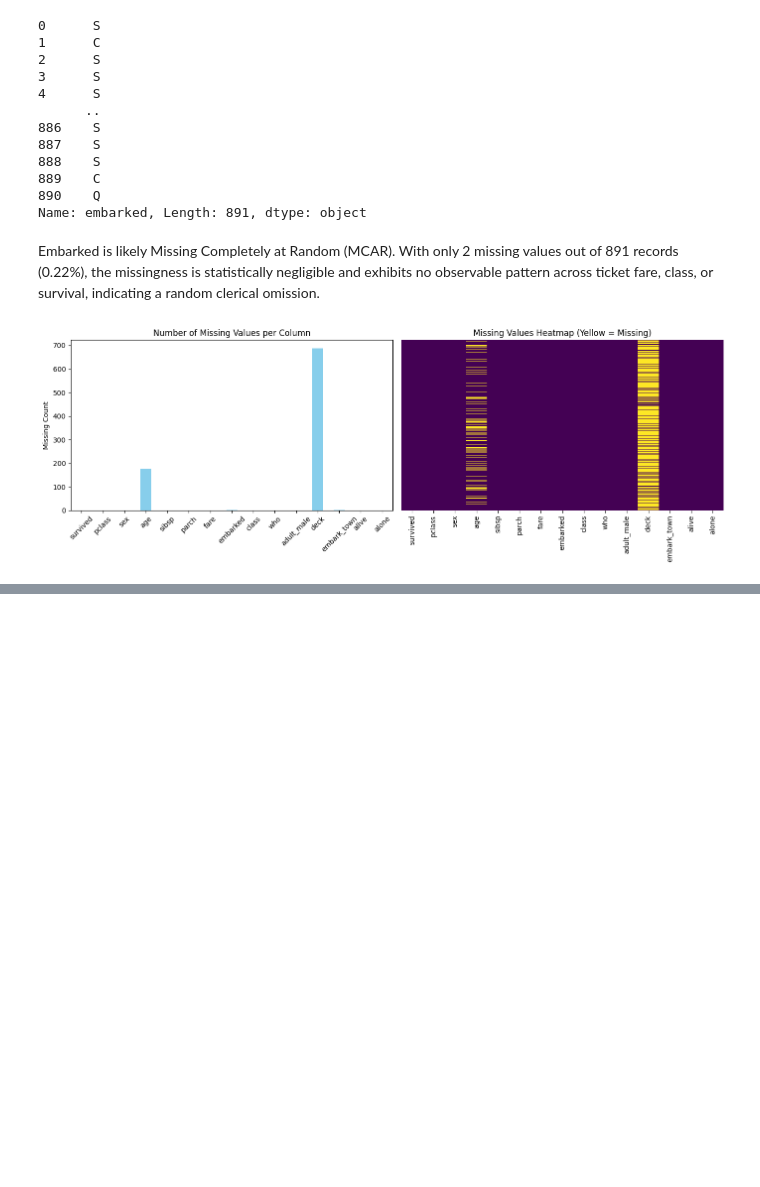
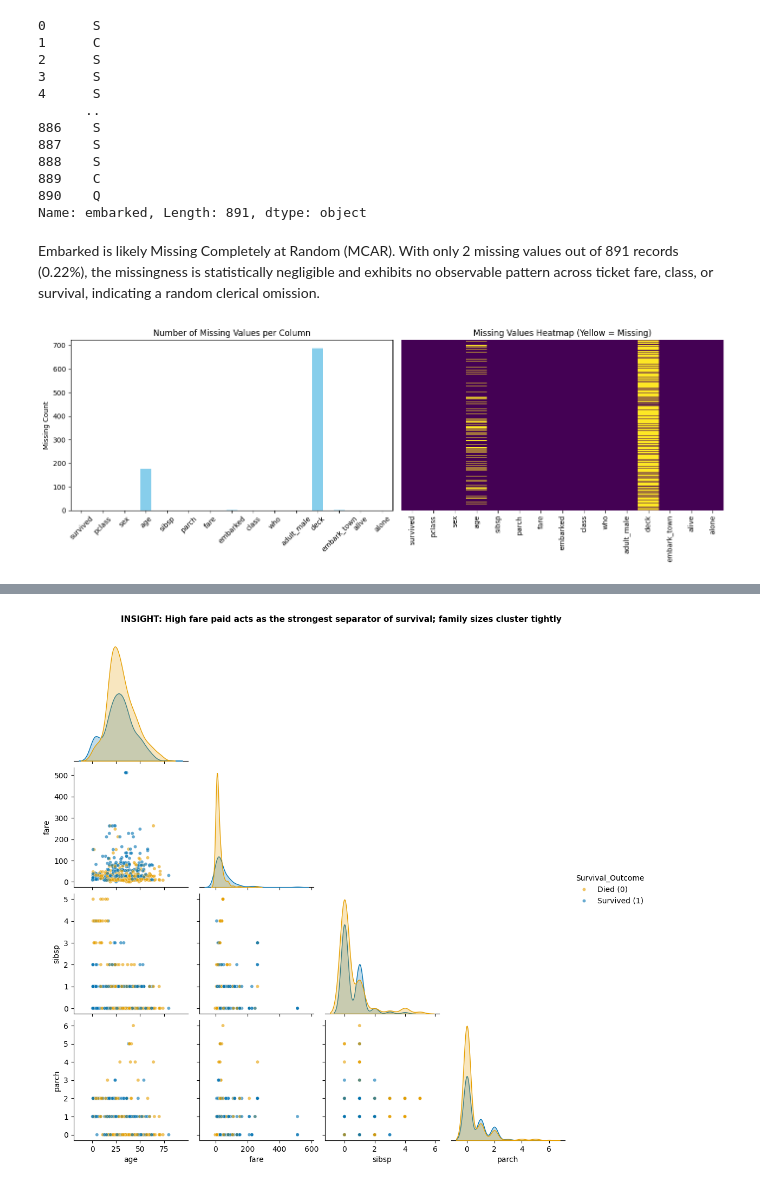
Before and after one commit to emilahmedli5/Data-Cleaning-Feature-Engineering-and-Data-Visualisation, a Jupyter notebook: notebooks/hw3_analysis.ipynb, the cells around one changed output, grey strips where cells are left out. Saved outputs shown, nothing was run; the diff lists cells and outputs as text; code cells hidden in the pictures; blank space fills up the shorter version.

```diff
--- a/notebooks/hw3_analysis.ipynb
+++ b/notebooks/hw3_analysis.ipynb
@@ -124,0 +617,98 @@ plt.show()
+# %%
+import matplotlib.pyplot as plt
+import seaborn as sns
+
+# Load training set (Seaborn's default 'titanic' is the standard train split)
+titanic_train = sns.load_dataset("titanic").dropna(
+    subset=["age", "fare", "sibsp", "parch", "survived", "pclass"]
+)
+
+# Explicitly map to strings so the legend reads as human insights, not "0 and 1"
+titanic_train["Survival_Outcome"] = titanic_train["survived"].map(
+    {0: "Died (0)", 1: "Survived (1)"}
+)
+
+# Strict Okabe-Ito Colorblind Palette
+cb_palette = {"Died (0)": "#E69F00", "Survived (1)": "#0072B2"}
+
+# =====================================================================
+# PLOT 1: PAIR PLOT
+# =====================================================================
+pair_fig = sns.pairplot(
+    titanic_train,
+    vars=["age", "fare", "sibsp", "parch"],
+    hue="Survival_Outcome",
+    palette=cb_palette,
+    corner=True,  # Tufte rule: delete redundant upper-right mirror plots
+    plot_kws={"alpha": 0.6, "s": 20},
+)
+pair_fig.fig.suptitle(
+    "INSIGHT: High fare paid acts as the strongest separator of survival; family sizes cluster tightly",
+    y=1.03,
+    fontsize=11,
+    weight="bold",
+)
+plt.show()
+
+# =====================================================================
+# PLOT 2: FACETED COUNT PLOT
+# =====================================================================
+g = sns.catplot(
+    data=titanic_train,
+    x="Survival_Outcome",
+    col="pclass",
+    kind="count",
+    palette=cb_palette,
+    hue="Survival_Outcome",
+    height=4,
+    aspect=0.8,
+    legend=False,
+)
+g.fig.subplots_adjust(top=0.8)
+g.fig.suptitle(
+    "INSIGHT: 3rd Class suffered catastrophic mortality; 1st Class was the only tier with >50% survival",
+    fontsize=11,
+    weight="bold",
+)
+g.set_axis_labels("", "Passenger Count")
+g.set_titles("Passenger Class {col_name}")
+
+# Strip chart junk
+for ax in g.axes.flat:
+    sns.despine(ax=ax)
+    ax.grid(axis="y", linestyle=":", alpha=0.5)
+
+plt.show()
+
+# =====================================================================
+# PLOT 3: BOX PLOT grouped by survived
+# =====================================================================
+fig, ax = plt.subplots(figsize=(7, 5))
+sns.boxplot(
+    data=titanic_train,
+    x="Survival_Outcome",
+    y="age",
+    palette=cb_palette,
+    ax=ax,
+    width=0.4,
+    boxprops=dict(alpha=0.85),
+    fliersize=3,
+)
+
+ax.set_title(
+    "INSIGHT: Median age was identical (~28), but saved children pull the 'Survived' lower quartile down",
+    fontsize=11,
+    weight="bold",
+    pad=15,
+)
+ax.set_xlabel("")
+ax.set_ylabel("Age in Years")
+
+# Strip chart junk
+sns.despine(top=True, right=True)
+ax.grid(axis="y", linestyle=":", alpha=0.5)
+
+plt.tight_layout()
+plt.show()
+# %% [output]
+[figure, added]
```
Also changed, not shown: parts of 15 cells of this notebook, 5 other files.
